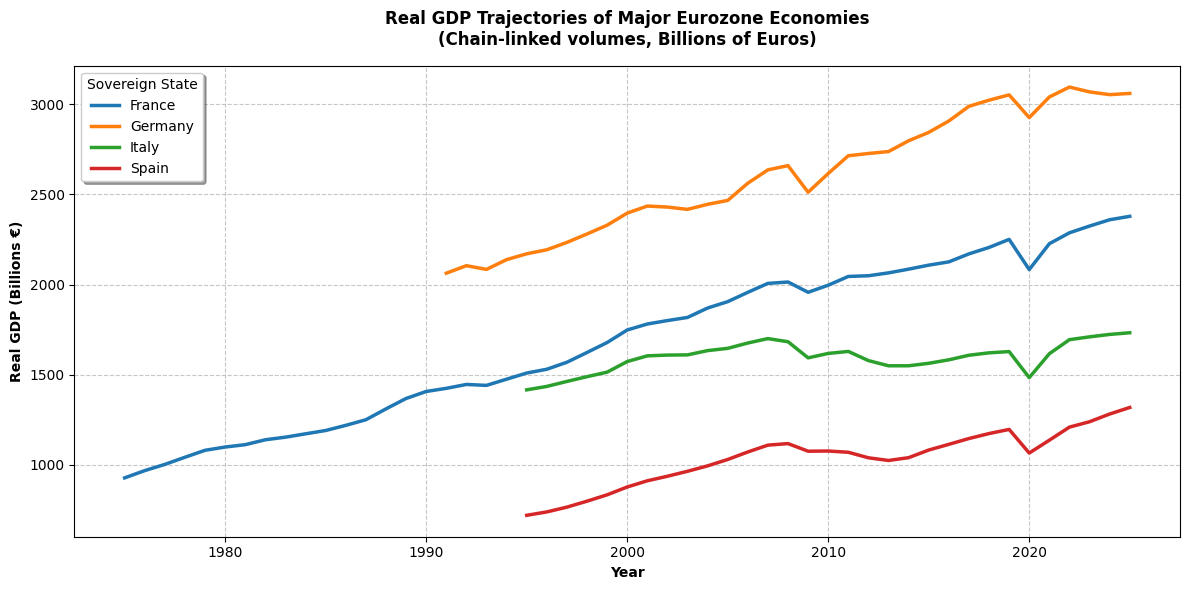
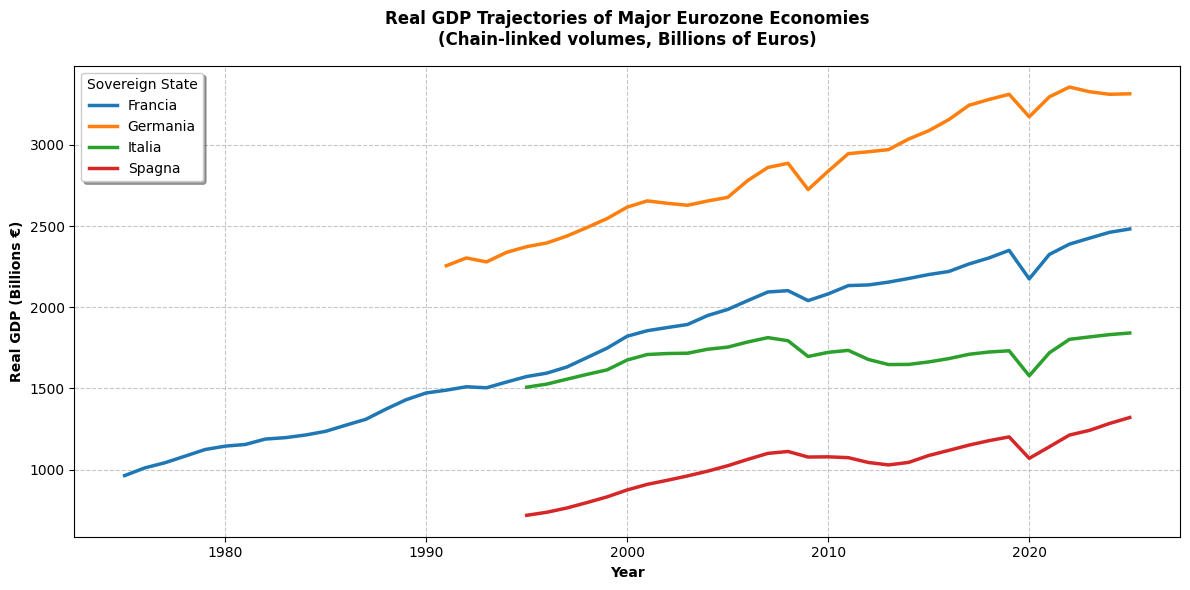
The notebook cell's code change between the first figure and the second:
--- before
+++ after
@@ -2,15 +2,19 @@
 
 # 1. Convertiamo il risultato SQL in un vero DataFrame Pandas
-df = processed_df.DataFrame()
+# Usiamo processed_components che è la variabile definita nella cella SQL
+df = processed_components.DataFrame()
 
-# 2. Imposta 'year' come indice per tracciarlo correttamente sull'asse X
-if 'year' in df.columns:
-    df = df.set_index('year')
+# 2. Calcoliamo il PIL Reale aggregando le componenti (Y = C + G + I + NX)
+df['Real_GDP'] = df['Consumption_C'] + df['Government_G'] + df['Investment_I'] + df['NetExports_NX']
+
+# 3. Creiamo una Pivot Table: 'year' come asse temporale, 'country' come serie storiche
+df_plot = df.pivot(index='year', columns='country', values='Real_GDP')
 
 fig, ax = plt.subplots(figsize=(12, 6))
 
-# Plot the time series for each country
-for country in df.columns:
-    ax.plot(df.index, df[country] / 1000, linewidth=2.5, label=country)
+# 4. Tracciamo le traiettorie temporali
+# Nota: omettiamo la divisione per 1000 perché è già stata eseguita in SQL
+for country in df_plot.columns:
+    ax.plot(df_plot.index, df_plot[country], linewidth=2.5, label=country)
 
 # Formatting the axes and title for academic presentation

Commit: Update